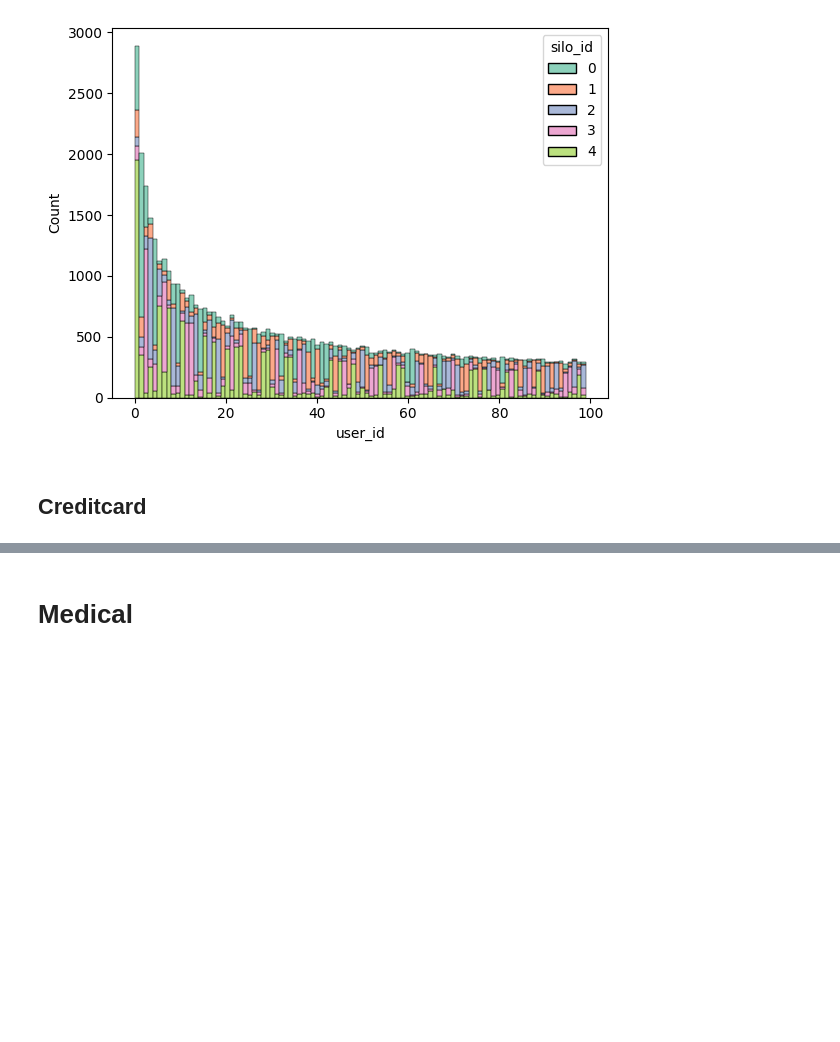
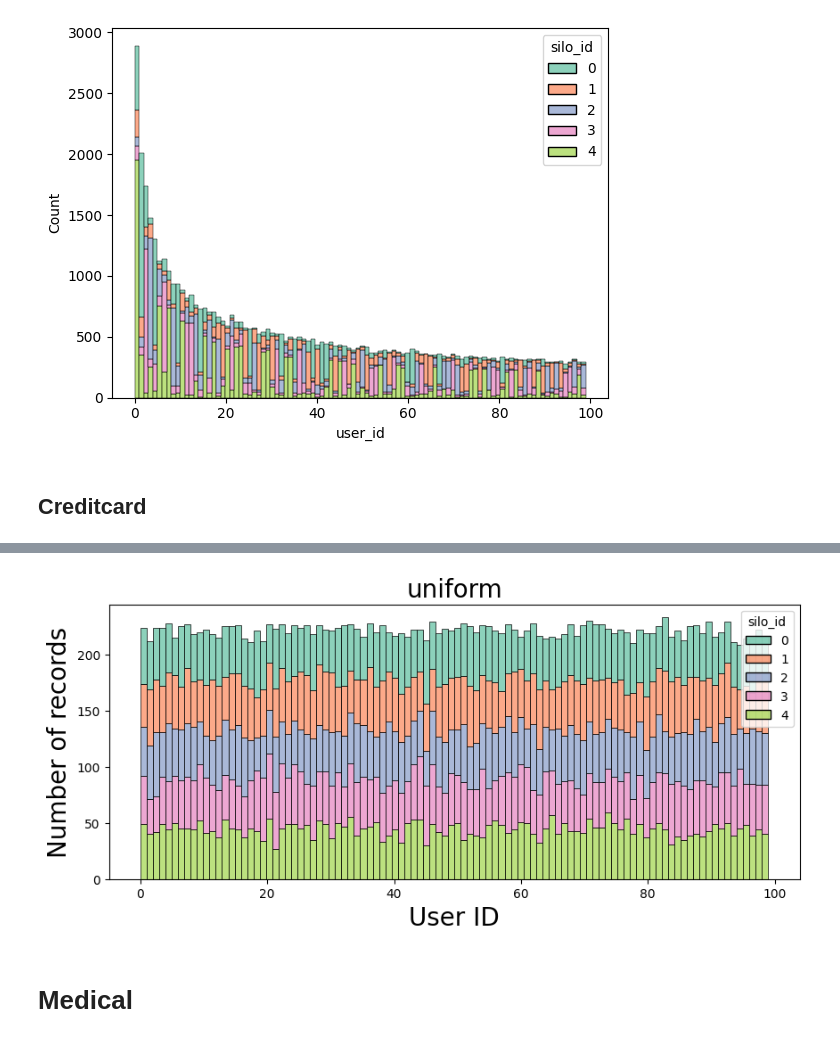
Before and after one commit to FumiyukiKato/uldp-fl, a Jupyter notebook: exp/user_dist.ipynb, the cells around one changed output, grey strips where cells are left out. Cells and saved outputs as stored; diff of their text form; code cells hidden in the pictures; blank space fills up the shorter version.

```diff
--- a/exp/user_dist.ipynb
+++ b/exp/user_dist.ipynb
@@ -127,0 +130,29 @@ sns.histplot(data=user_silo_ids, x='user_id', hue='silo_id', multiple='stack', p
+# %%
+train_dataset, test_dataset, local_dataset_per_silos = dataset.load_dataset(
+    random_state, dataset_name, path_project, n_users, n_silos, user_dist, silo_dist, user_alpha, silo_alpha, n_labels, is_simulation=True
+)
+user_silo_ids = {
+    "user_id": [],
+    "silo_id": []
+}
+user_labels = {i: set() for i in range(n_users)}
+
+for silo_id in local_dataset_per_silos.keys():
+    train, test, user_hist, user_ids = local_dataset_per_silos[silo_id]
+    labels = [ d[1] for d in train ]
+    for user_id, label in zip(user_ids, labels):
+        user_silo_ids["user_id"].append(user_id)
+        user_silo_ids["silo_id"].append(silo_id)
+        user_labels[user_id].add(label)
+
+fig, ax = plt.subplots(1, 1, figsize=(10, 4))
+ax.set_ylabel("Number of records", fontsize=20)
+ax.set_xlabel("User ID", fontsize=20)
+ax.set_title("uniform", fontsize=20)
+sns.histplot(data=user_silo_ids, x='user_id', hue='silo_id', multiple='stack', palette='Set2', bins=100, ax=ax)
+fig.savefig(
+    os.path.join(img_path, f"record_distribution_creditcard_100_{user_dist}" + ".png"),
+    dpi=150,
+    bbox_inches="tight",
+)
+# %% [output]
@@ -128,3 +171,4 @@ sns.histplot(data=user_silo_ids, x='user_id', hue='silo_id', multiple='stack', p
+[figure, added]
 # %% [markdown]
 # Medical
 # %%
```
Also changed, not shown: parts of 7 cells of this notebook, 3 other files.
